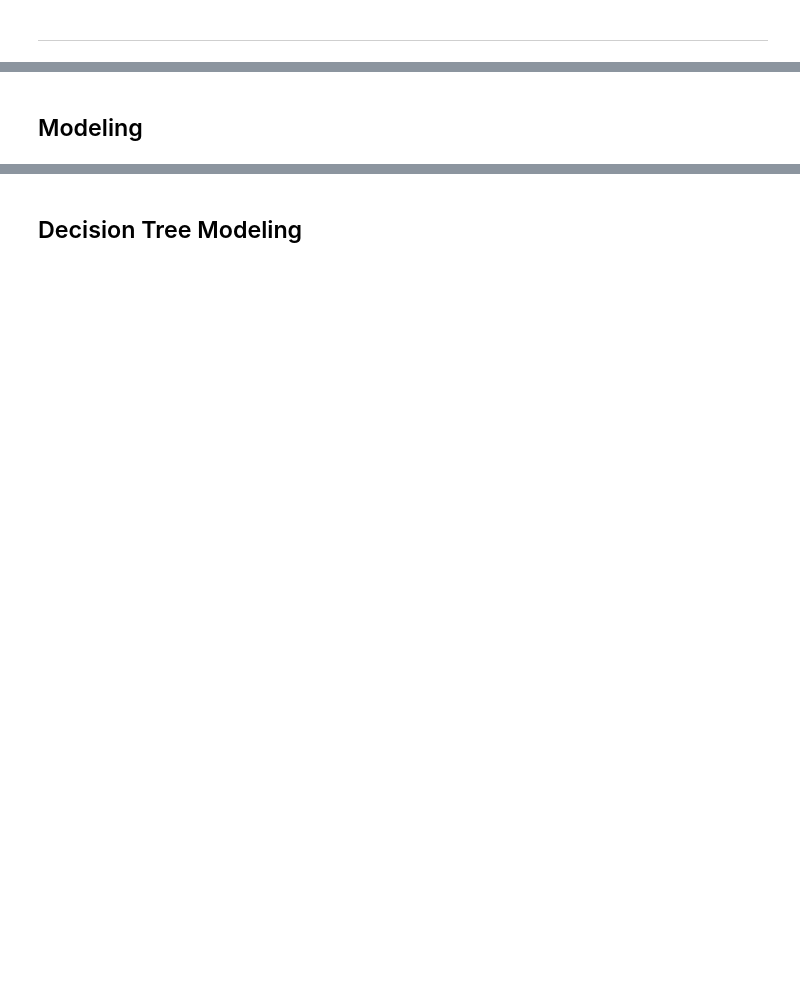
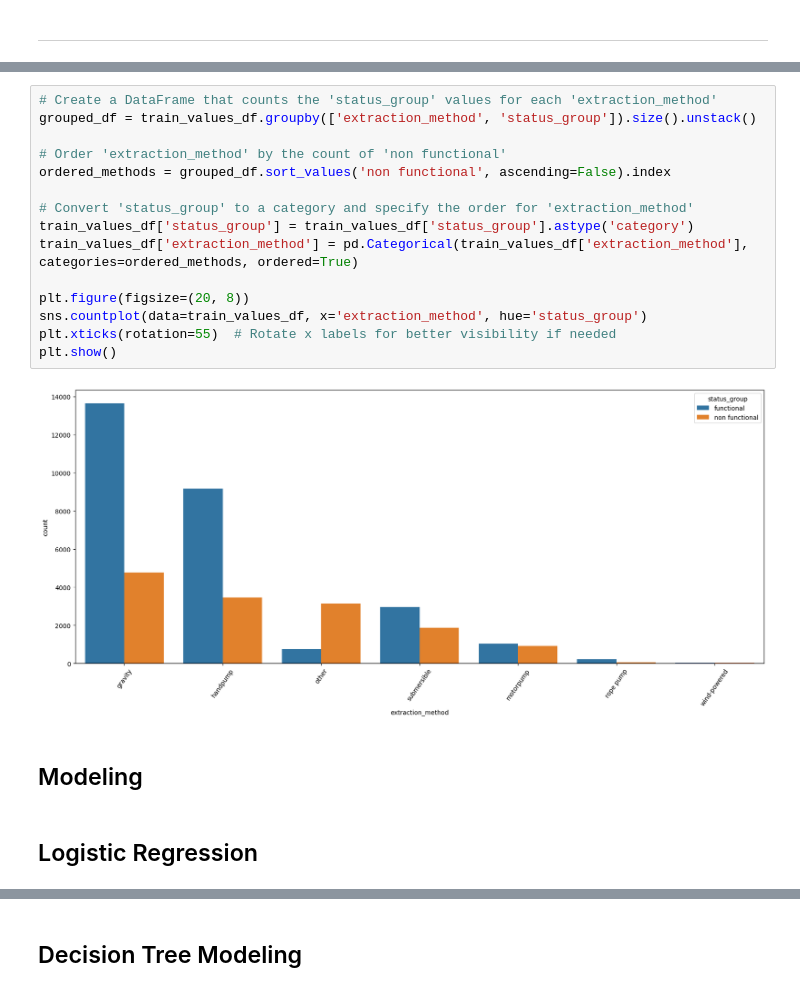
Before and after one commit to jtjohn172/Tanzanian-Water-Wells-Analysis, a Jupyter notebook: well_analysis_notebook (2).ipynb, the cells around one changed output, grey strips where cells are left out. Saved outputs shown, nothing was run; the diff lists cells and outputs as text; blank space fills up the shorter version.

```diff
--- a/well_analysis_notebook (2).ipynb
+++ b/well_analysis_notebook (2).ipynb
@@ -202,2 +224,21 @@ for column in train_values_df.columns:
+# %%
+# Create a DataFrame that counts the 'status_group' values for each 'extraction_method'
+grouped_df = train_values_df.groupby(['extraction_method', 'status_group']).size().unstack()
+
+# Order 'extraction_method' by the count of 'non functional'
+ordered_methods = grouped_df.sort_values('non functional', ascending=False).index
+
+# Convert 'status_group' to a category and specify the order for 'extraction_method'
+train_values_df['status_group'] = train_values_df['status_group'].astype('category')
+train_values_df['extraction_method'] = pd.Categorical(train_values_df['extraction_method'], categories=ordered_methods, ordered=True)
+
+plt.figure(figsize=(20, 8))
+sns.countplot(data=train_values_df, x='extraction_method', hue='status_group')
+plt.xticks(rotation=55)  # Rotate x labels for better visibility if needed
+plt.show()
+# %% [output]
+[figure, added]
 # %% [markdown]
 ## Modeling
+# %% [markdown]
+## Logistic Regression
```
Also changed, not shown: parts of 28 cells of this notebook.
